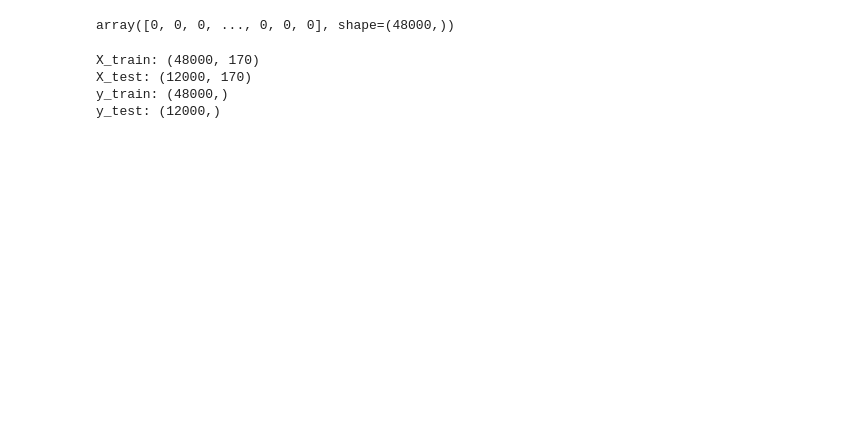
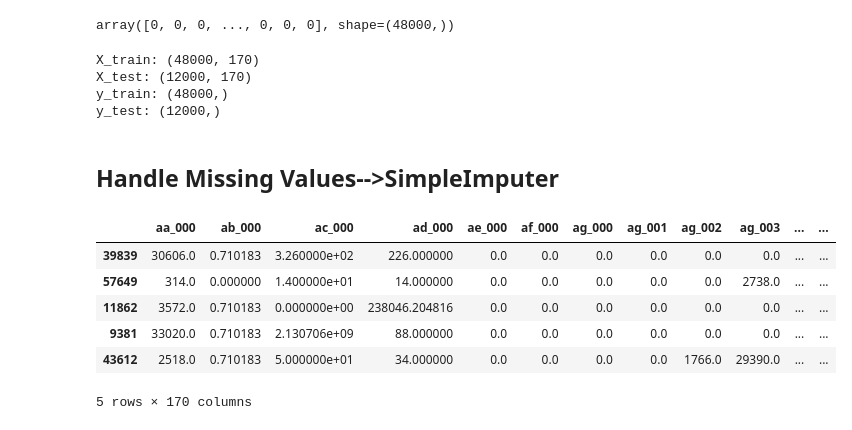
Before and after one commit to Rupesh-Mane/air-pressure-system-failure-prediction, a Jupyter notebook: notebooks/03_data_preprocessing.ipynb, the cells around one changed output. Cells and saved outputs as stored; diff of their text form; code cells hidden in the pictures; blank space fills up the shorter version.

Commit message:
handling missing value by SimpleImputer->mean

```diff
--- a/notebooks/03_data_preprocessing.ipynb
+++ b/notebooks/03_data_preprocessing.ipynb
@@ -144,3 +163,13 @@ X_train: (48000, 170)
 X_test: (12000, 170)
 y_train: (48000,)
 y_test: (12000,)
+# %% [markdown]
+## Handle Missing Values-->SimpleImputer
+# %%
+
+si=SimpleImputer(strategy="mean")
+
+x_train_imputed=si.fit_transform(x_train)
+x_test_imputed=si.transform(x_test)
+# %%
+x_train_imputed=pd.DataFrame(x_train_imputed,columns=x_train.columns,index=x_train.index)
@@ -146,0 +178,10 @@ y_test: (12000,)
+# %%
+x_train_imputed.head()
+# %% [output]
+|  | aa_000 | ab_000 | ac_000 | ad_000 | ae_000 | af_000 | ag_000 | ag_001 | ag_002 | ag_003 | ... | ... |
+| 39839 | 30606.0 | 0.710183 | 3.260000e+02 | 226.000000 | 0.0 | 0.0 | 0.0 | 0.0 | 0.0 | 0.0 | ... | ... |
+| 57649 | 314.0 | 0.000000 | 1.400000e+01 | 14.000000 | 0.0 | 0.0 | 0.0 | 0.0 | 0.0 | 2738.0 | ... | ... |
+| 11862 | 3572.0 | 0.710183 | 0.000000e+00 | 238046.204816 | 0.0 | 0.0 | 0.0 | 0.0 | 0.0 | 0.0 | ... | ... |
+| 9381 | 33020.0 | 0.710183 | 2.130706e+09 | 88.000000 | 0.0 | 0.0 | 0.0 | 0.0 | 0.0 | 0.0 | ... | ... |
+| 43612 | 2518.0 | 0.710183 | 5.000000e+01 | 34.000000 | 0.0 | 0.0 | 0.0 | 0.0 | 1766.0 | 29390.0 | ... | ... |
+5 rows × 170 columns
```
Also changed, not shown: parts of 10 cells of this notebook.
